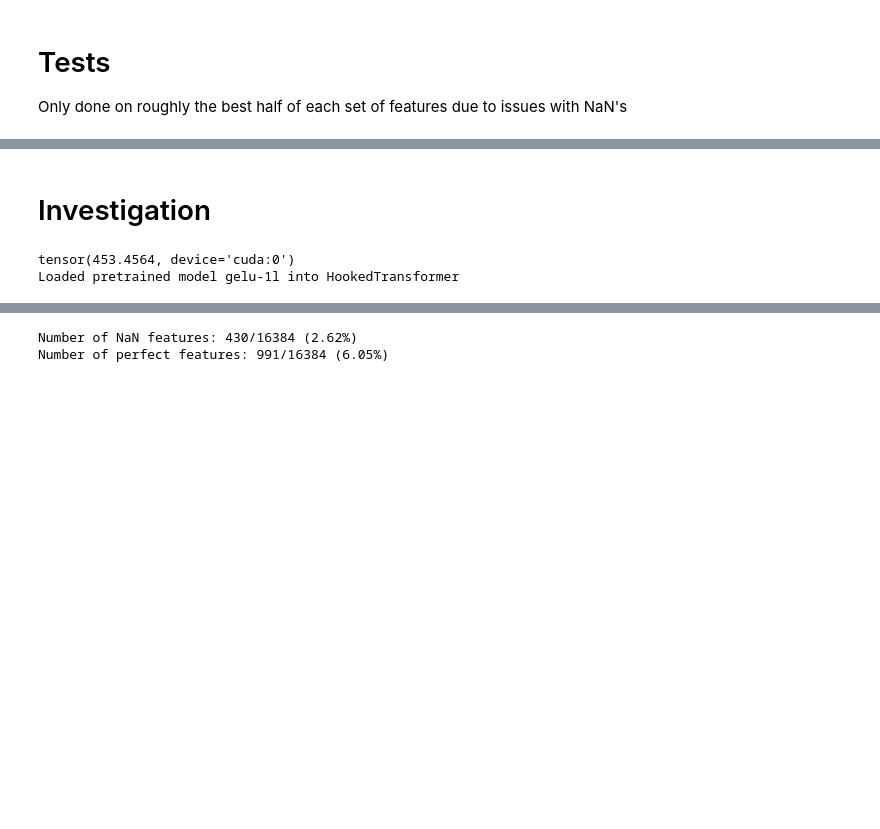
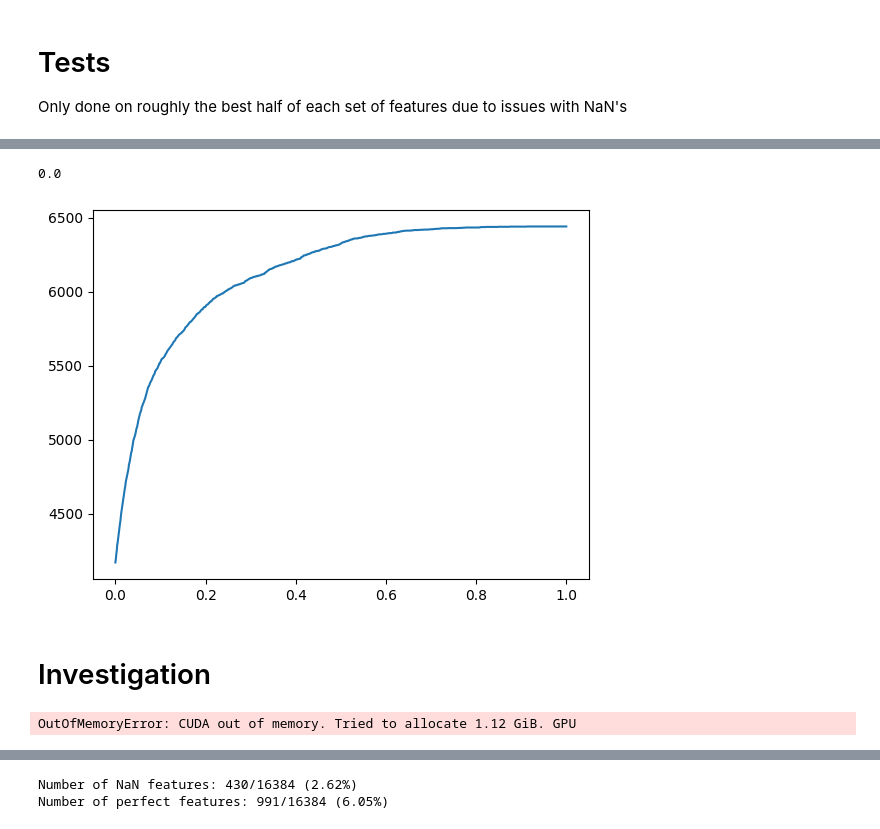
Before and after one commit to albertsgarde/thesis, a Jupyter notebook: sandbox/bootstrap.ipynb, the cells around one changed output, grey strips where cells are left out. Drawn from its saved outputs; the diff is of its cells as text; code cells hidden in the pictures; blank space fills up the shorter version.

```diff
--- a/sandbox/bootstrap.ipynb
+++ b/sandbox/bootstrap.ipynb
@@ -671,3 +686,20 @@ print(feature_selection.mutual_info_regression(np_sae_log_density[:, None], np_s
+# %%
+def plot_cos_sim(cuda_directions: Float[Tensor, "num_directions mlp_size"], mean: Float[Tensor, " mlp_size"]):
+    norm_mean = mean / torch.linalg.norm(mean)
+    norm_directions = cuda_directions / torch.linalg.norm(cuda_directions, dim=1, keepdim=True)
+    similarities = torch.matmul(norm_directions, norm_mean.T)
+    np_similarities = similarities.cpu().numpy()
+    assert np_similarities.size == cuda_directions.size(0)
+    xs = np.linspace(0, 1, 1000)
+    ys = np.array([(np_similarities < threshold).sum() for threshold in xs])
+    sns.lineplot(x=xs, y=ys)
+    print((np_similarities > 0.98).sum() / np_similarities.size)
+
+
+plot_cos_sim(sae_directions[low_density_indices], sae_directions[high_density_indices].mean(dim=0))
+# %% [output]
+0.0
+[figure, added]
 # %% [markdown]
 # Investigation
 # %%
@@ -685,9 +717,10 @@ tokenizer = Tokenizer(model)
 all_models_path = n2g_dir / "models" / "all_models.bin"
 with all_models_path.open("rb") as f:
     n2g_models_bin = f.read()
-    n2g_models = FeatureModel.list_from_bin(tokenizer, n2g_models_bin)
+    n2g_models: list[FeatureModel] = FeatureModel.list_from_bin(tokenizer, n2g_models_bin)
+
+sae_n2g_models = n2g_models[N_MLP:]
 
 torch.cuda.empty_cache()
 # %% [output]
-tensor(453.4564, device='cuda:0')
-Loaded pretrained model gelu-1l into HookedTransformer
+OutOfMemoryError: CUDA out of memory. Tried to allocate 1.12 GiB. GPU
```
Also changed, not shown: parts of 5 cells of this notebook, 2 other files.
